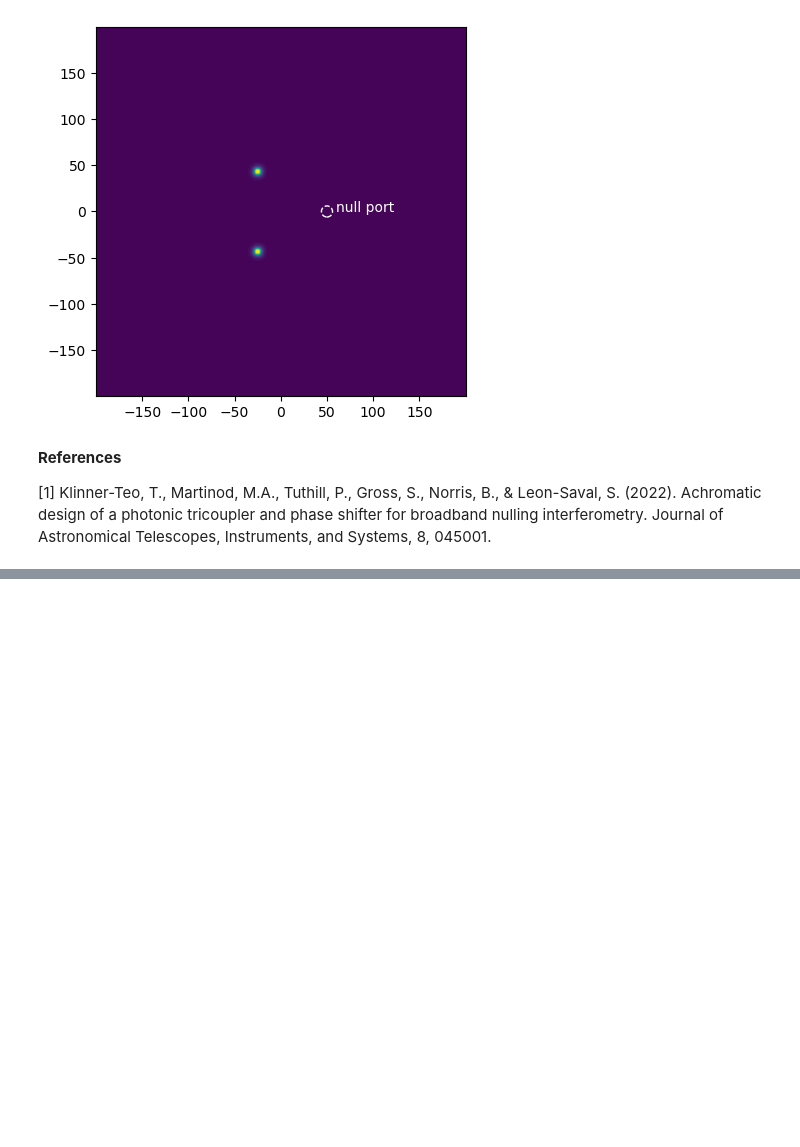
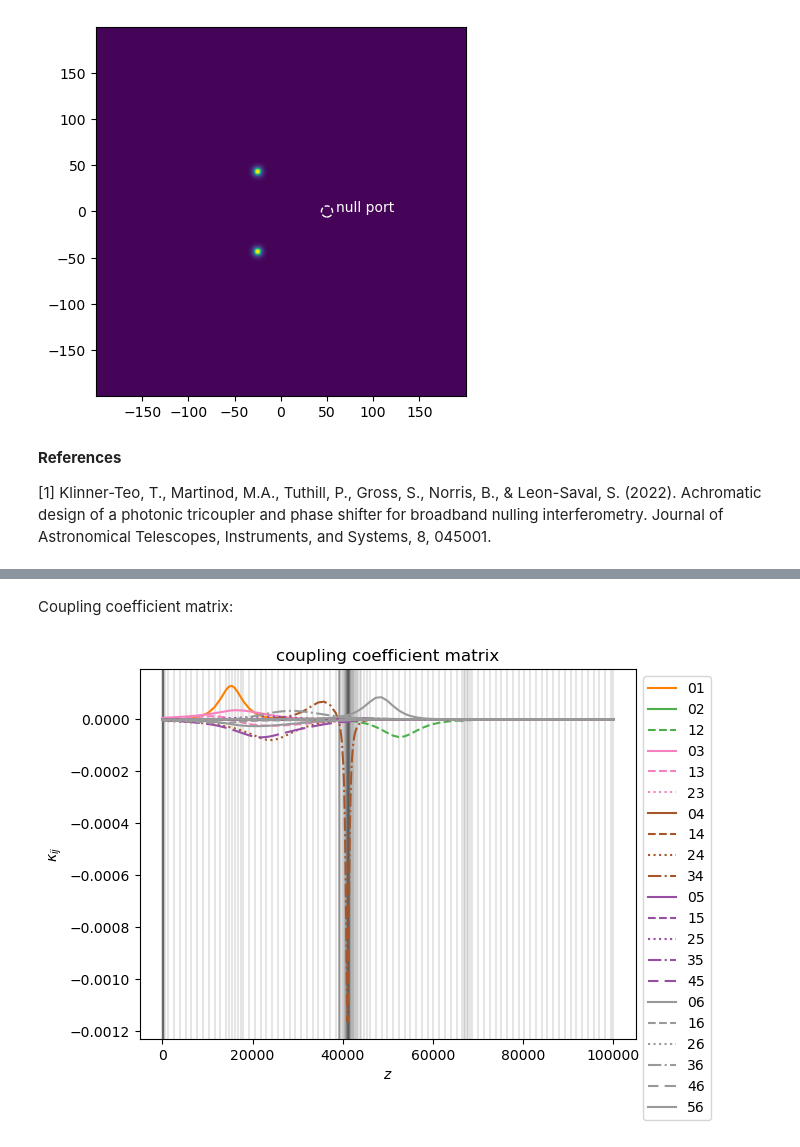
Before and after one commit to jw-lin/cbeam, a Jupyter notebook: cbeam.ipynb, the cells around one changed output, grey strips where cells are left out. Saved outputs shown, nothing was run; the diff lists cells and outputs as text; code cells hidden in the pictures; blank space fills up the shorter version.

```diff
--- a/cbeam.ipynb
+++ b/cbeam.ipynb
@@ -1041,0 +1115,6 @@ Gonna try to simulate an orbital angular momentum mode-selective PL ...
+# %% [markdown]
+Coupling coefficient matrix:
+# %%
+OAM_prop.plot_coupling_coeffs()
+# %% [output]
+[figure, added]
```
Also changed, not shown: parts of 16 cells of this notebook, 2 other files.
